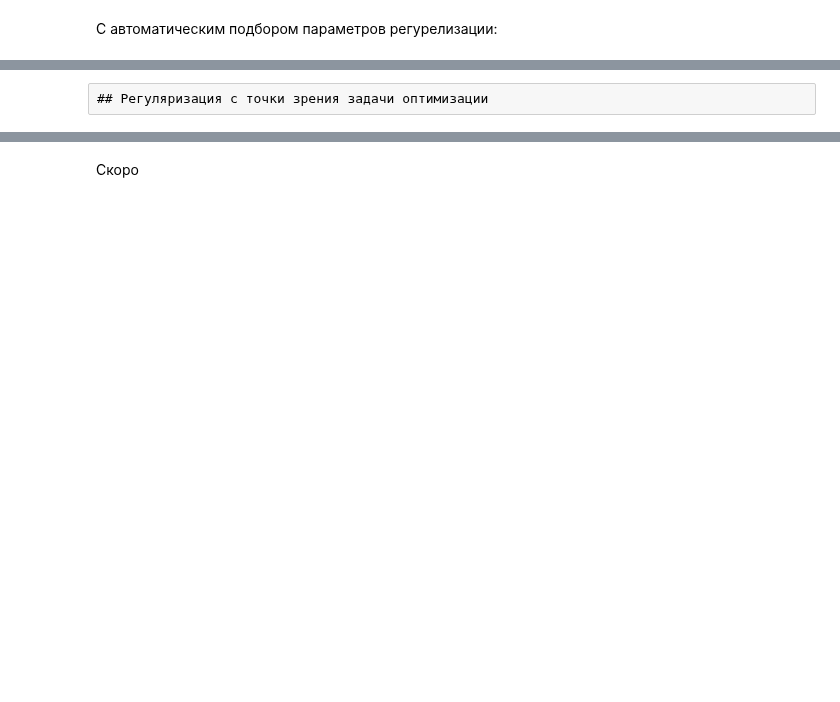
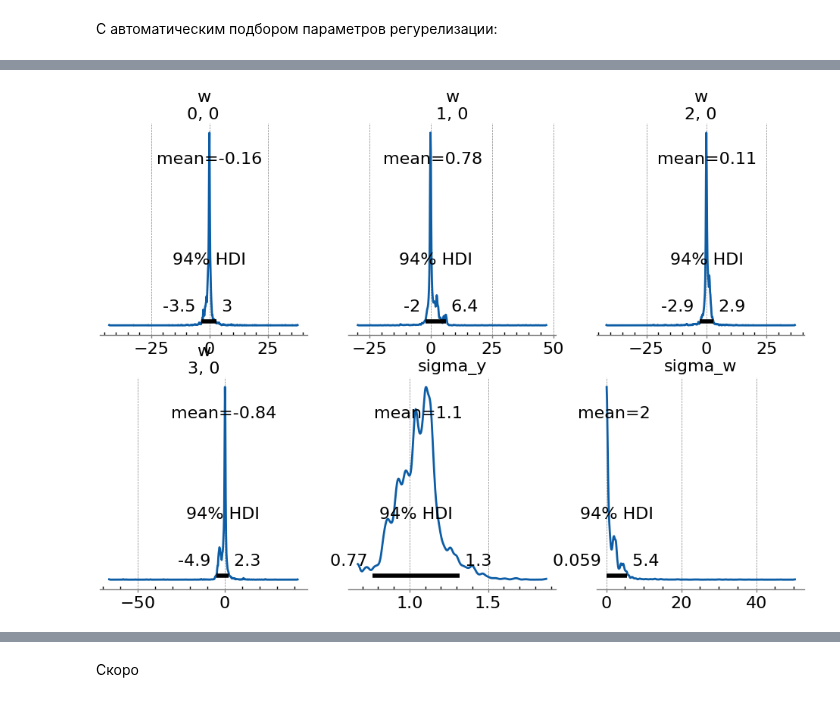
Before and after one commit to 2reckey/Bayesian_Stats, a Jupyter notebook: ML_Models/03_Байесовские_Модели_Регуляризация.ipynb, the cells around one changed output, grey strips where cells are left out. Drawn from its saved outputs; the diff is of its cells as text; code cells hidden in the pictures; blank space fills up the shorter version.

```diff
--- a/ML_Models/03_Байесовские_Модели_Регуляризация.ipynb
+++ b/ML_Models/03_Байесовские_Модели_Регуляризация.ipynb
@@ -338,2 +349,5 @@ with lin_model_reg:
-# %% [raw]
-## Регуляризация с точки зрения задачи оптимизации
+# %%
+az.plot_posterior(idata, var_names=["w", "sigma_y", "sigma_w"], figsize = (12,8))
+plt.show()
+# %% [output]
+[figure, added]
```
Also changed, not shown: parts of 9 cells of this notebook.
